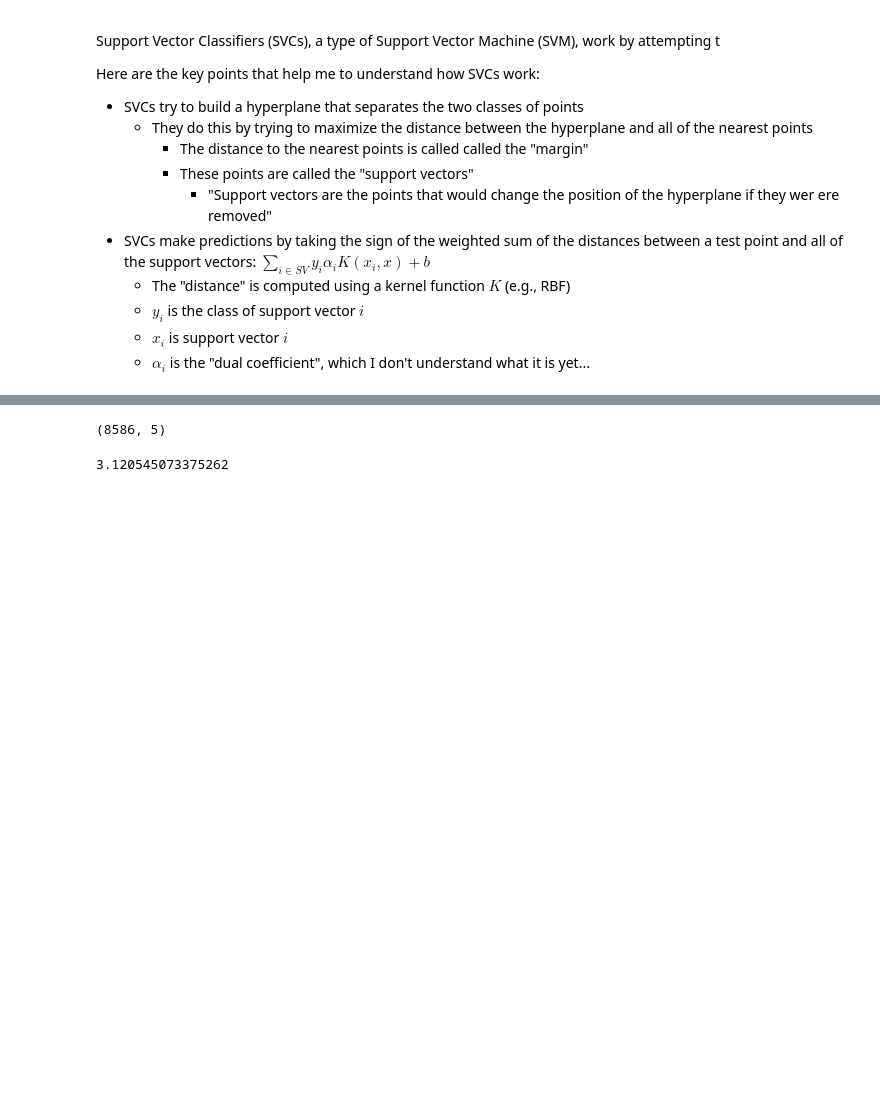
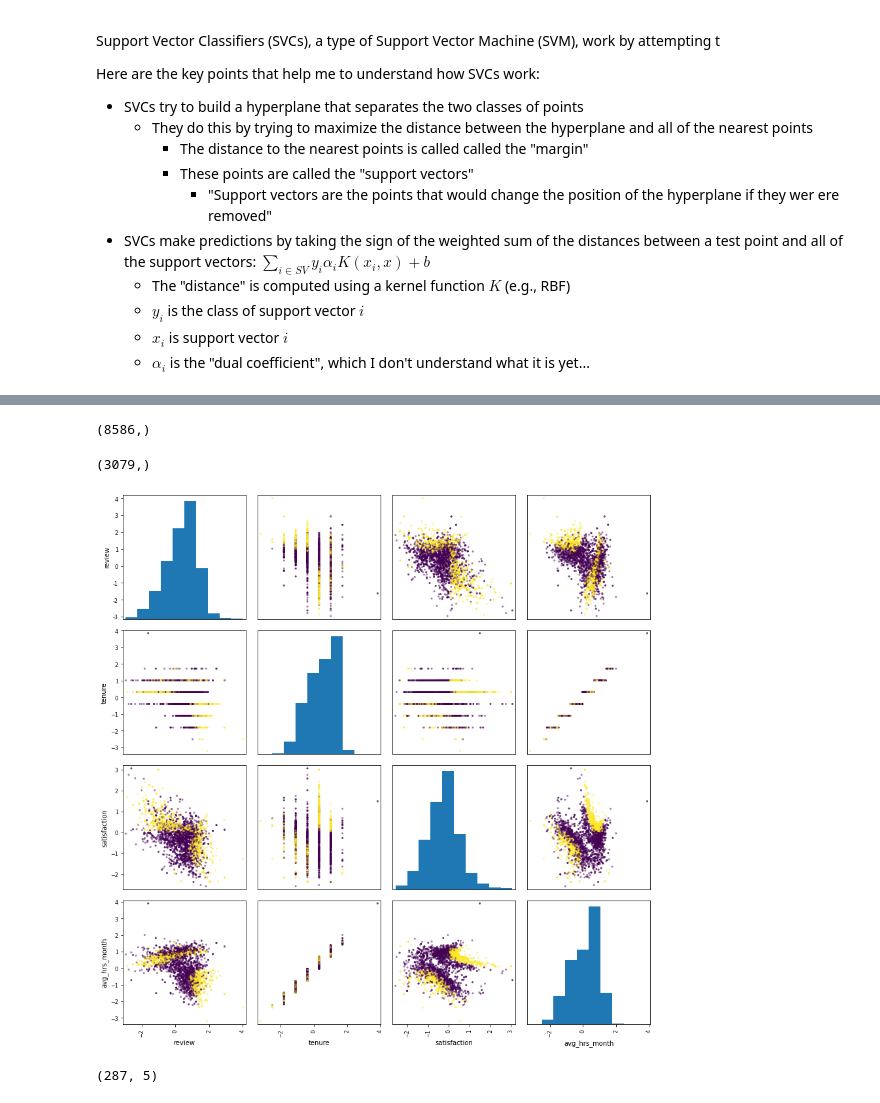
Before and after one commit to sushantmahat/employee-turnover, a Jupyter notebook: josh/model_comparison.ipynb, the cells around one changed output, grey strips where cells are left out. Drawn from its saved outputs; the diff is of its cells as text; code cells hidden in the pictures; blank space fills up the shorter version.

```diff
--- a/josh/model_comparison.ipynb
+++ b/josh/model_comparison.ipynb
@@ -403,8 +399,21 @@ model.support_vectors_.shape
-# %%
-train.shape
-# %% [output]
-(8586, 5)
-# %%
-2977/954
-# %% [output]
-3.120545073375262
+# %%
+svm_predictions_train.shape
+# %% [output]
+(8586,)
+# %%
+support_vector_predictions = model.predict(model.support_vectors_)
+support_vector_predictions.shape
+# %% [output]
+(3079,)
+# %%
+support_vectors = pd.DataFrame(data=model.support_vectors_, columns=X.columns)
+support_vectors['left'] = list(support_vector_predictions)
+
+sv_stay = support_vectors[support_vectors.left == 0].drop(columns=['left'])
+sv_left = support_vectors[support_vectors.left == 1].drop(columns=['left'])
+# %%
+ax = pd.plotting.scatter_matrix(support_vectors.drop(columns=['left']), figsize=(12, 12), c=support_vectors.left)
+
+plt.tight_layout()
+# %% [output]
+[figure, added]
@@ -410,0 +423,4 @@ train.shape
+# %%
+incorrect[incorrect.left == 1].shape
+# %% [output]
+(287, 5)
```
Also changed, not shown: parts of 16 cells of this notebook.
